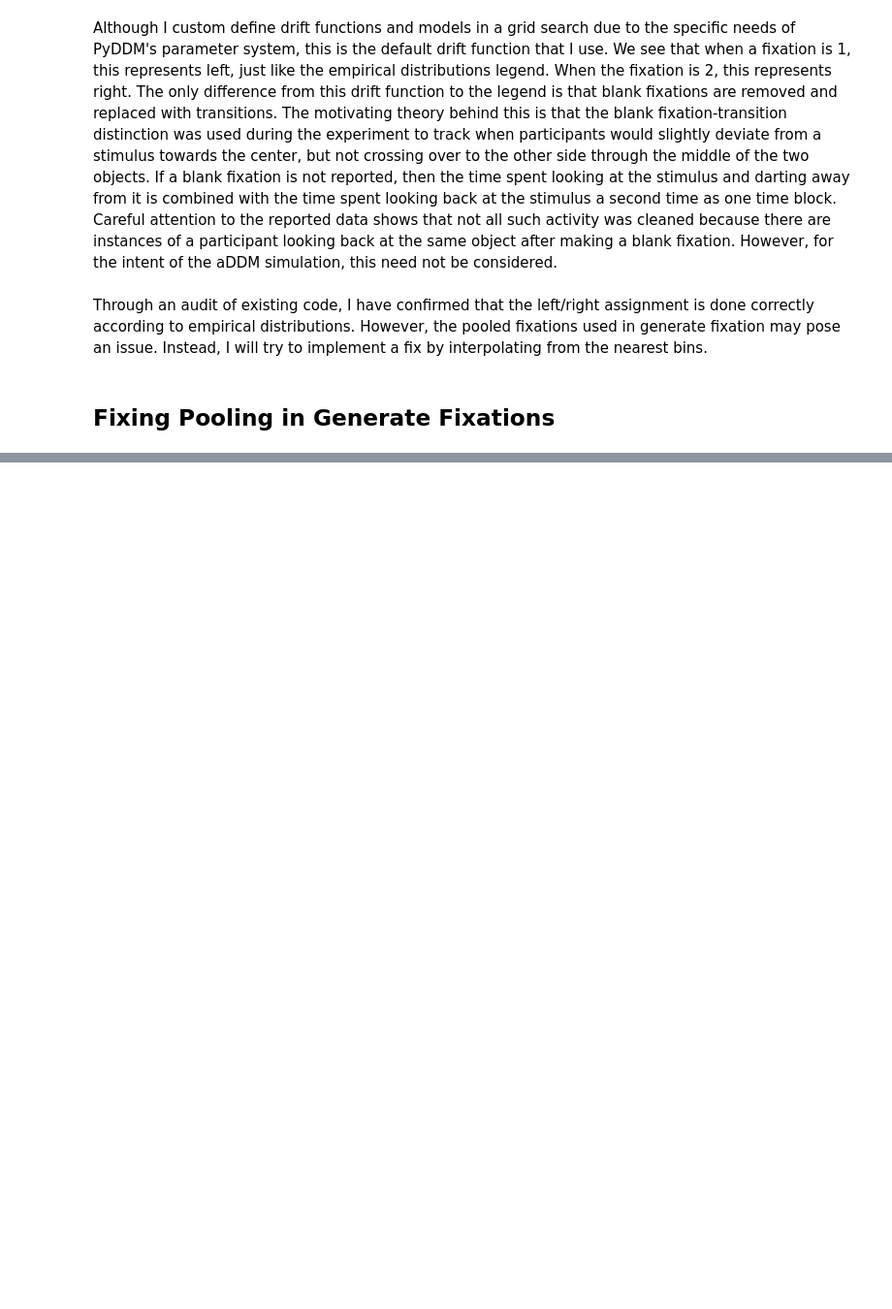
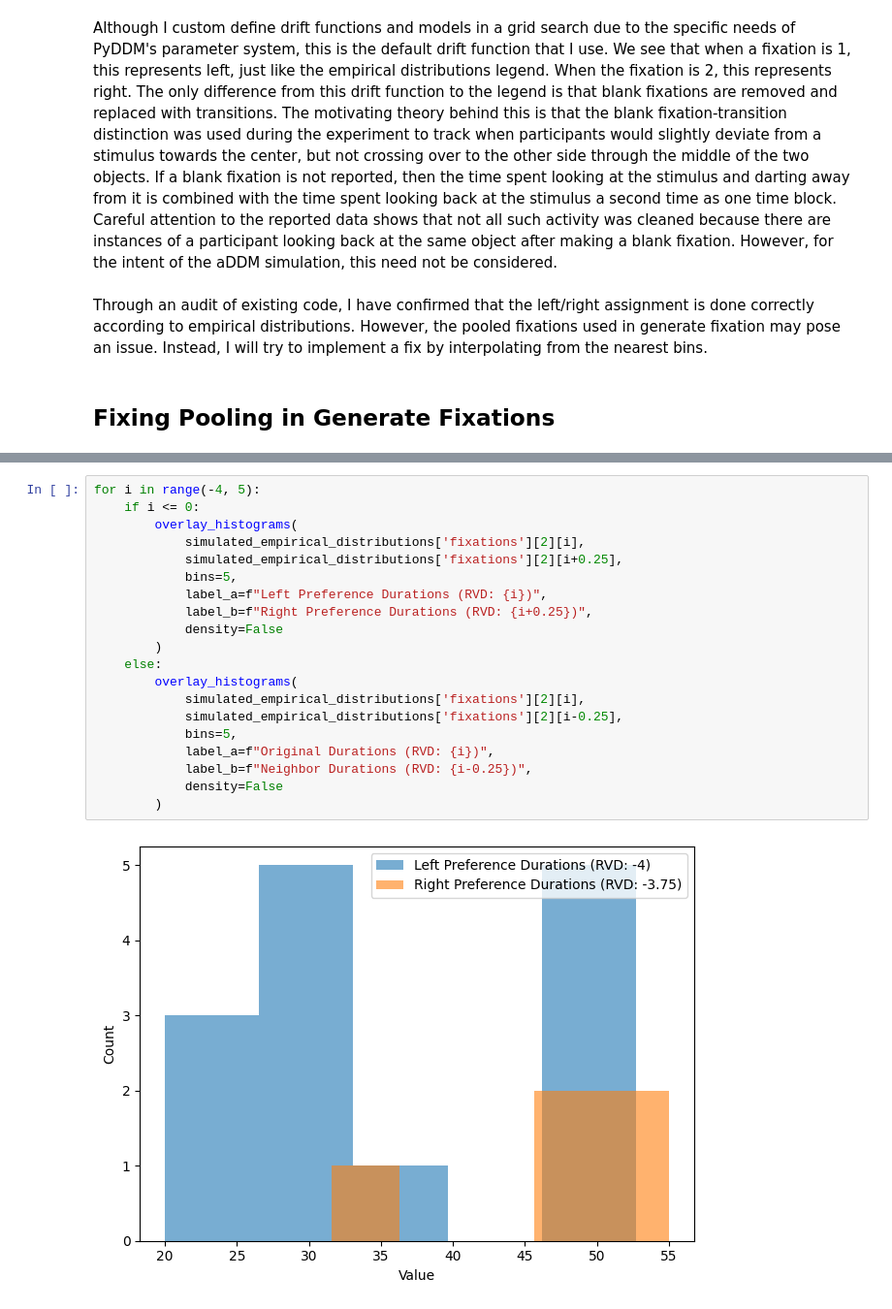
Before and after one commit to Hehesh/DDM, a Jupyter notebook: lr_check.ipynb, the cells around one changed output, grey strips where cells are left out. Shown at 97% size. Drawn from its saved outputs; the diff is of its cells as text; blank space fills up the shorter version.

```diff
--- a/lr_check.ipynb
+++ b/lr_check.ipynb
@@ -117,0 +566,22 @@ Through an audit of existing code, I have confirmed that the left/right assignme
+# %%
+for i in range(-4, 5):
+    if i <= 0:
+        overlay_histograms(
+            simulated_empirical_distributions['fixations'][2][i],
+            simulated_empirical_distributions['fixations'][2][i+0.25],
+            bins=5,
+            label_a=f"Left Preference Durations (RVD: {i})",
+            label_b=f"Right Preference Durations (RVD: {i+0.25})",
+            density=False
+        )
+    else:
+        overlay_histograms(
+            simulated_empirical_distributions['fixations'][2][i],
+            simulated_empirical_distributions['fixations'][2][i-0.25],
+            bins=5,
+            label_a=f"Original Durations (RVD: {i})",
+            label_b=f"Neighbor Durations (RVD: {i-0.25})",
+            density=False
+        )
+# %% [output]
+[figure, added]
```
Also changed, not shown: parts of 20 cells of this notebook.
